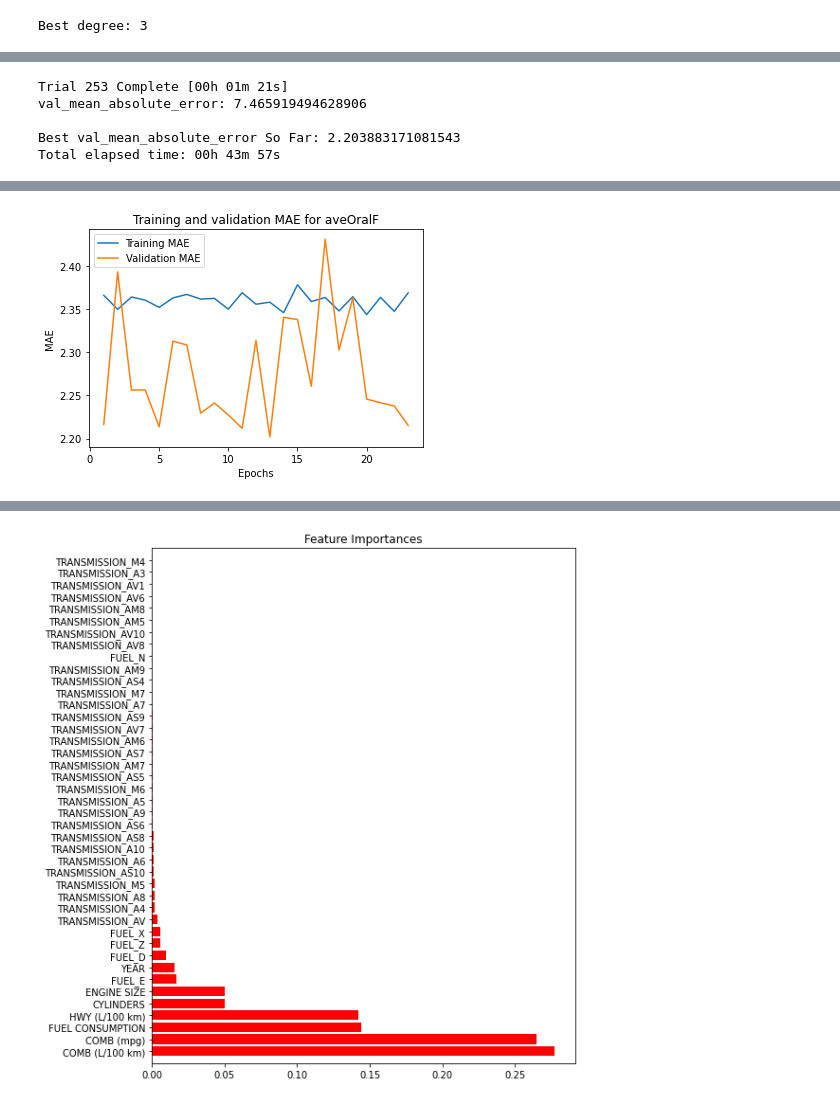
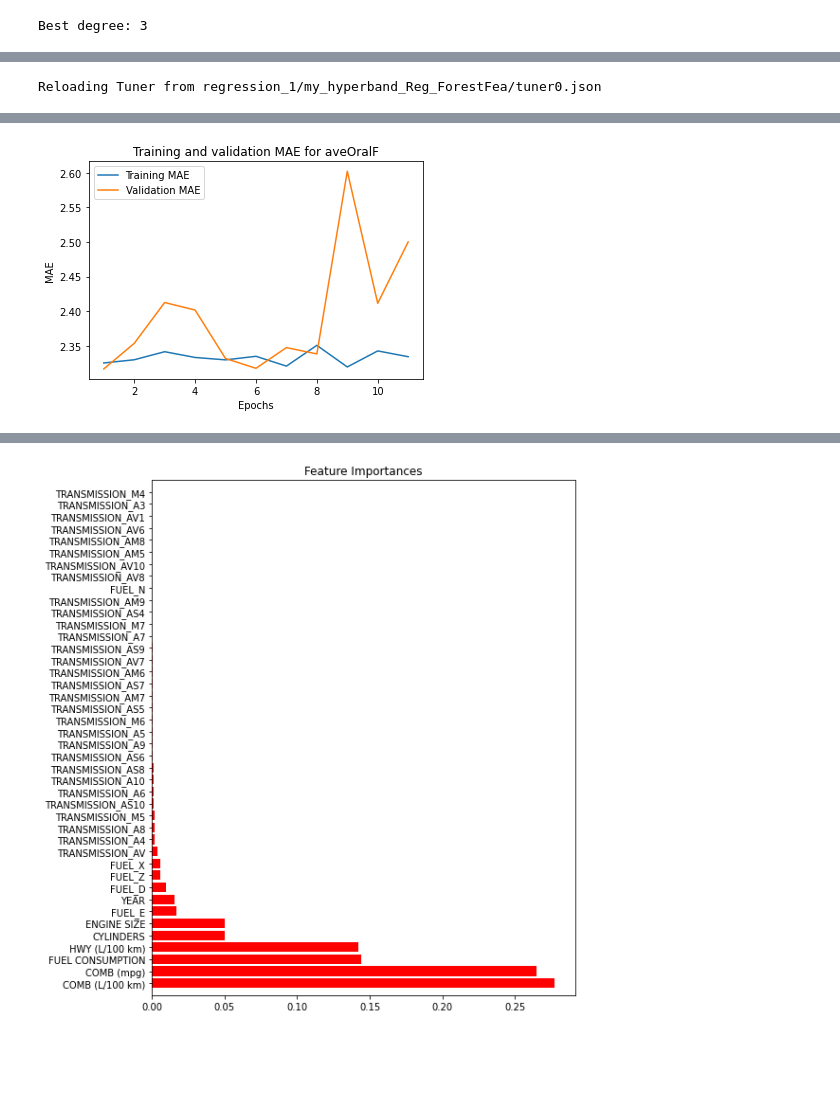
Before and after one commit to romthevacuousspider/Fuel-Consumption-2000-2022-ML-coursework2-, a Jupyter notebook: ML2.ipynb, the cells around one changed output, grey strips where cells are left out. Cells and saved outputs as stored; diff of their text form; code cells hidden in the pictures; blank space fills up the shorter version.

```diff
--- a/ML2.ipynb
+++ b/ML2.ipynb
@@ -855,10 +1339,10 @@ SGD = SGDRegressor(random_state=42, max_iter=10000, tol=1e-3, learning_rate='inv
 SGD_grid_search = GridSearchCV(SGD, param_grid_SGD, cv=10, scoring='neg_mean_squared_error', n_jobs=-1,
                                        return_train_score=True)
 
-SGD_grid_search.fit(RandomFregressot_data_train, label_train.values.ravel())
+SGD_grid_search.fit(x_train_RandomFD, y_train_RandomFD)
 
 SGD_best_estimator = SGD_grid_search.best_estimator_
 
-evaluate_model_with_validation(SGD_best_estimator, RandomFregressot_data_train, label_train)
+evaluate_model_with_validation(SGD_best_estimator, x_train_RandomFD, y_train_RandomFD, x_val_RandomFD, y_val_RandomFD)
 #plot_learning_curves_and_evaluate(SGD_best_estimator, RandomFregressot_data_train, label_train.values.ravel())
 # %% [output]
@@ -886,10 +1400,10 @@ sgd_reg_l1 = SGDRegressor(penalty="l1", max_iter=10000, early_stopping=True, lea
 # Create the grid search
 grid_search_sgd_l1 = GridSearchCV(sgd_reg_l1, param_grid_sgd_l1, cv=5, scoring='neg_mean_squared_error', n_jobs=-1)
 
-grid_search_sgd_l1.fit(RandomFregressot_data_train, label_train.values.ravel())
+grid_search_sgd_l1.fit(x_train_RandomFD, y_train_RandomFD)
 
 SGD_l1_best_estimator = grid_search_sgd_l1.best_estimator_
 
-evaluate_model_with_validation(SGD_l1_best_estimator, RandomFregressot_data_train, label_train)
+evaluate_model_with_validation(SGD_l1_best_estimator, x_train_RandomFD, y_train_RandomFD, x_val_RandomFD, y_val_RandomFD)
 #plot_learning_curves_and_evaluate(SGD_l1_best_estimator, RandomFregressot_data_train, label_train.values.ravel())
 # %% [output]
@@ -917,10 +1461,10 @@ sgd_reg_l2 = SGDRegressor(penalty="l2", max_iter=10000, early_stopping=True, lea
 # Create the grid search
 grid_search_sgd_l2 = GridSearchCV(sgd_reg_l2, param_grid_sgd_l2, cv=5, scoring='neg_mean_squared_error', n_jobs=-1)
 
-grid_search_sgd_l2.fit(RandomFregressot_data_train, label_train.values.ravel())
+grid_search_sgd_l2.fit(x_train_RandomFD, y_train_RandomFD)
 
 SGD_l2_best_estimator = grid_search_sgd_l2.best_estimator_
 
-evaluate_model_with_validation(SGD_l2_best_estimator, RandomFregressot_data_train, label_train)
+evaluate_model_with_validation(SGD_l2_best_estimator,x_train_RandomFD, y_train_RandomFD, x_val_RandomFD, y_val_RandomFD)
 #plot_learning_curves_and_evaluate(SGD_l2_best_estimator, RandomFregressot_data_train, label_train.values.ravel())
 # %% [output]
@@ -949,10 +1524,10 @@ sgd_reg_l1l2 = SGDRegressor(penalty="elasticnet", max_iter=10000, early_stopping
 # Create the grid search
 grid_search_sgd_l1l2 = GridSearchCV(sgd_reg_l1l2, param_grid_sgd_l1l2, cv=5, scoring='neg_mean_squared_error', n_jobs=-1)
 
-grid_search_sgd_l1l2.fit(RandomFregressot_data_train, label_train.values.ravel())
+grid_search_sgd_l1l2.fit(x_train_RandomFD, y_train_RandomFD)
 
 SGD_L1l2_best_estimator = grid_search_sgd_l1l2.best_estimator_
 
-evaluate_model_with_validation(SGD_L1l2_best_estimator, RandomFregressot_data_train, label_train)
+evaluate_model_with_validation(SGD_L1l2_best_estimator, x_train_RandomFD, y_train_RandomFD, x_val_RandomFD, y_val_RandomFD)
 #plot_learning_curves_and_evaluate(SGD_L1l2_best_estimator, RandomFregressot_data_train, label_train.values.ravel())
 # %% [output]
@@ -1471,20 +2528,16 @@ hyperband_tuner = kt.Hyperband(
     build_model, objective="val_mean_absolute_error", max_epochs=100,
     factor=3, directory="regression_1", project_name="my_hyperband_Reg_ForestFea", seed=42)
 
-hyperband_tuner.search(x_train, y_train, epochs=100,
-                       validation_data=(x_val, y_val),
+hyperband_tuner.search(x_train_RandomFD, y_train_RandomFD, epochs=100,
+                       validation_data=(x_val_RandomFD, y_val_RandomFD),
                        callbacks=[tf.keras.callbacks.EarlyStopping(monitor='val_mean_absolute_error', patience=10)])
 # %% [output]
-Trial 253 Complete [00h 01m 21s]
-val_mean_absolute_error: 7.465919494628906
-
-Best val_mean_absolute_error So Far: 2.203883171081543
-Total elapsed time: 00h 43m 57s
+Reloading Tuner from regression_1/my_hyperband_Reg_ForestFea/tuner0.json
 # %%
 Forest_regg_data_hyper_search = hyperband_tuner.get_best_models(num_models=1)[0]
 
-history = Forest_regg_data_hyper_search.fit(x_train, y_train, epochs=100,
-                validation_data=(x_val, y_val),
+history = Forest_regg_data_hyper_search.fit(x_train_RandomFD, y_train_RandomFD, epochs=100,
+                validation_data=(x_val_RandomFD, y_val_RandomFD),
                 callbacks=[tf.keras.callbacks.EarlyStopping(monitor='val_mean_absolute_error', patience=10)])
 
 # Extract MAE history
@@ -1521,2 +2574,2 @@ Epoch 23/100
-[figure, old version]
+[figure, new version]
 # %%
```
Also changed, not shown: parts of 268 cells of this notebook.
